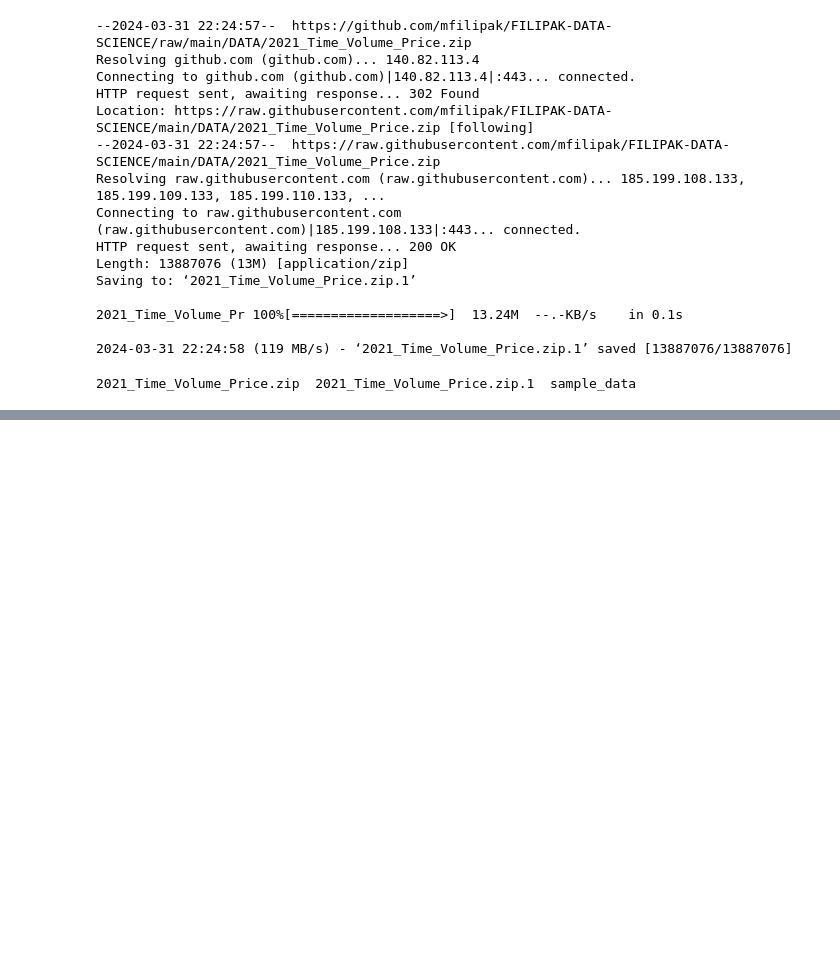
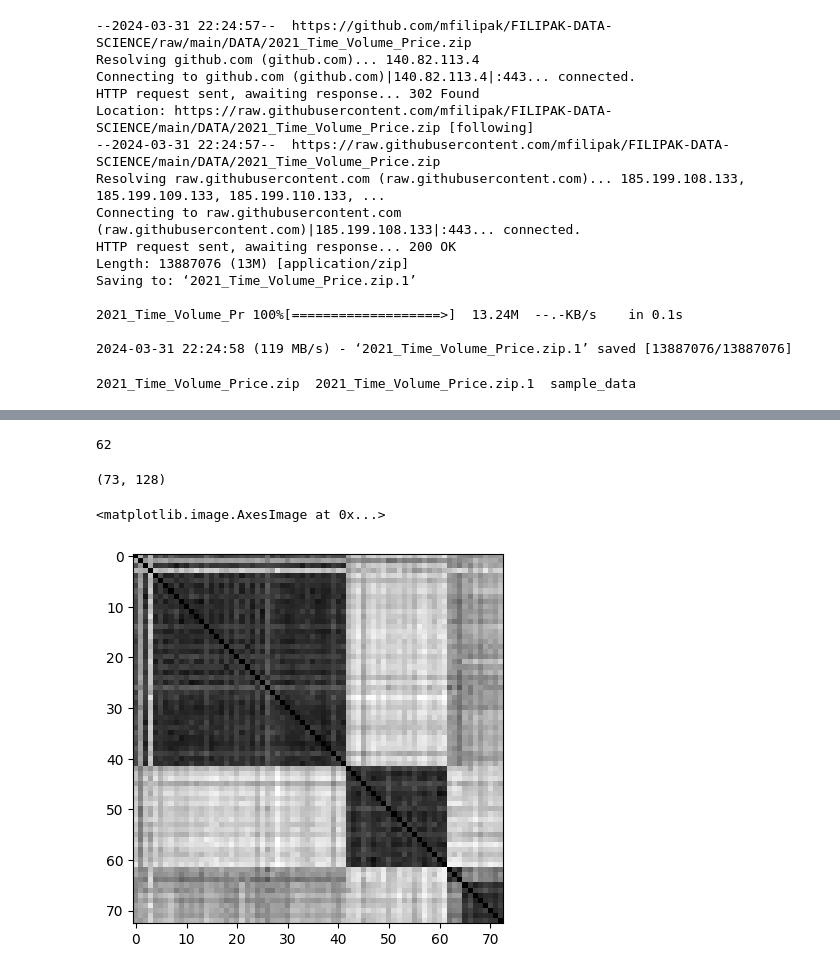
Before and after one commit to mfilipak/FILIPAK-DATA-SCIENCE, a Jupyter notebook: DIA7.ipynb, the cells around one changed output, grey strips where cells are left out. Saved outputs shown, nothing was run; the diff lists cells and outputs as text; code cells hidden in the pictures; blank space fills up the shorter version.

```diff
--- a/DIA7.ipynb
+++ b/DIA7.ipynb
@@ -74,0 +168,13 @@ plt.plot(delta_t[7000:])
+# %%
+faces = {}
+for f in all_files[:]:
+  k = f.split(os.sep)[-2]
+  try:
+    faces[k]+=[f]
+  except:
+    faces[k]=[f]
+# %%
+for k in list(faces.keys()):
+  if len(faces[k])<2:
+    faces.pop(k, None)
+    #print(k)
@@ -74,0 +185,9 @@ plt.plot(delta_t[7000:])
+# %%
+embeddings = {_:[] for _ in faces.keys()}
+for k in faces.keys():
+  print(k)
+  for f in faces[k]:
+    try:
+      embeddings[k] += [face_recognition.face_encodings(face_recognition.load_image_file(f))[0]]
+    except:
+      embeddings[k] += [None]
@@ -74,0 +212,14 @@ plt.plot(delta_t[7000:])
+# %%
+len(embeddings["Arnold_Schwarzenegger"])+len(embeddings["Angelina_Jolie"])
+# %% [output]
+62
+# %%
+embs = np.array(embeddings["Arnold_Schwarzenegger"]+embeddings["Angelina_Jolie"]+embeddings["Al_Pacino"]+embeddings["Al_Gore"])
+embs.shape
+# %% [output]
+(73, 128)
+# %%
+plt.imshow(np.array([ ((embs-_)**2).sum(axis=1) for _ in embs]), cmap="gray")
+# %% [output]
+<matplotlib.image.AxesImage at 0x...>
+[figure, added]
```
Also changed, not shown: parts of 26 cells of this notebook.
